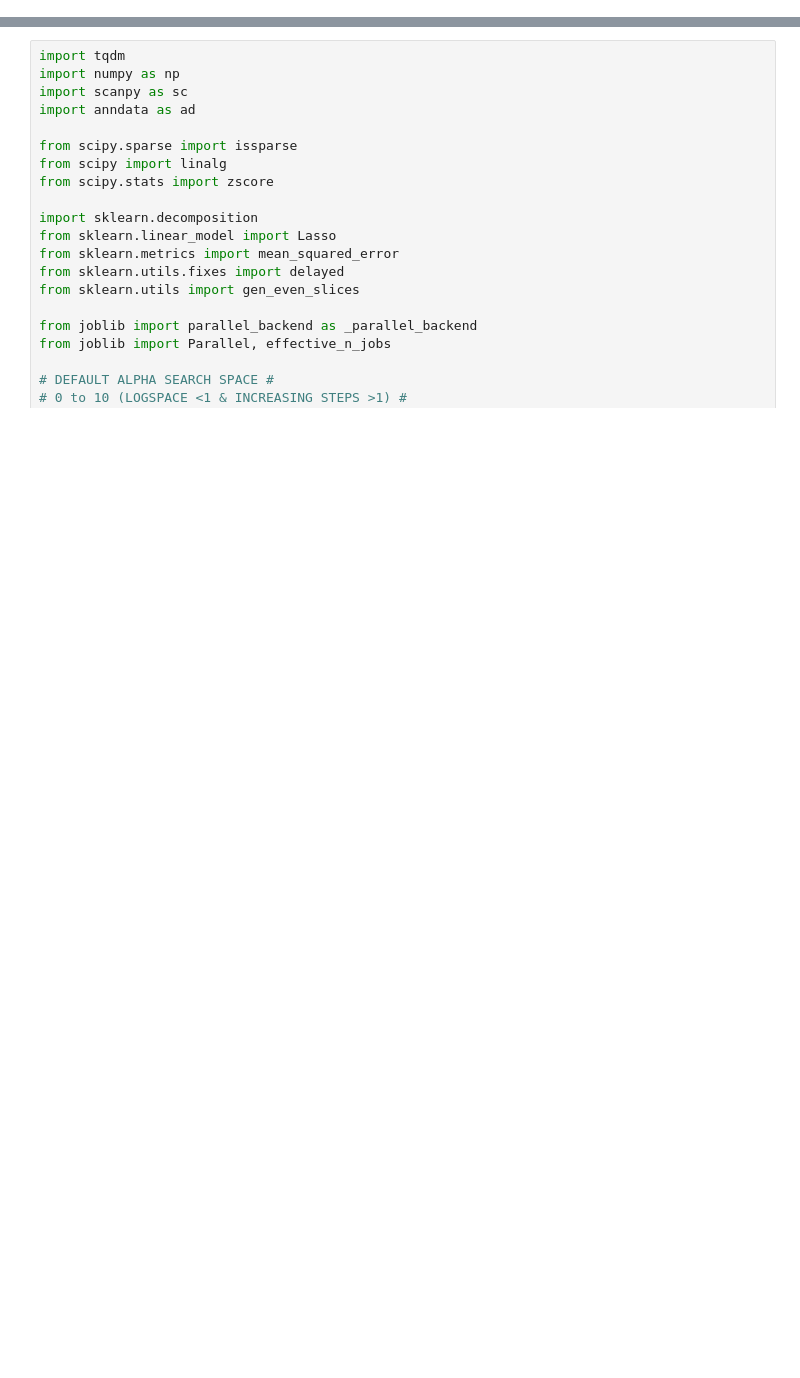
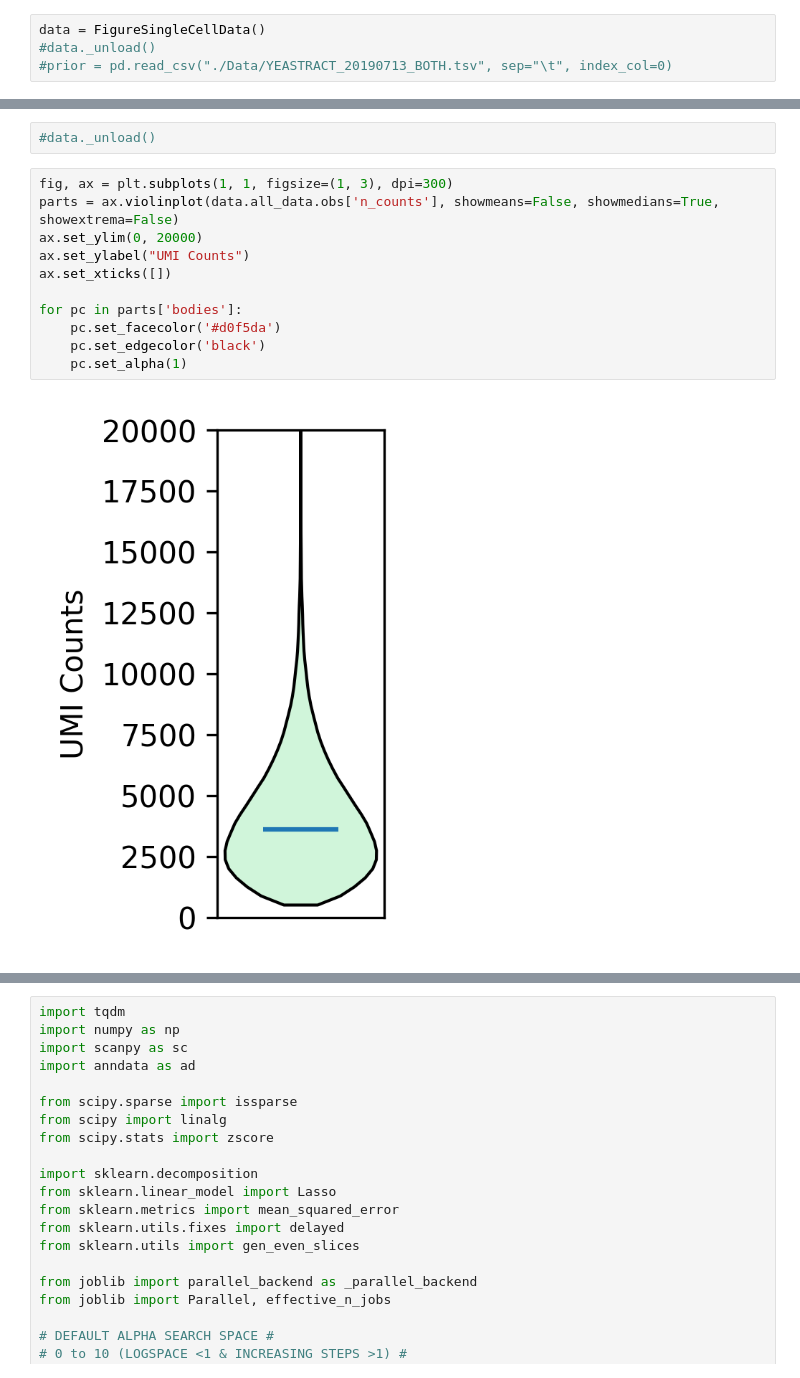
Before and after one commit to GreshamLab/jtb_2023_code, a Jupyter notebook: Scratch.ipynb, the cells around one changed output, grey strips where cells are left out. Drawn from its saved outputs; the diff is of its cells as text; blank space fills up the shorter version.

```diff
--- a/Scratch.ipynb
+++ b/Scratch.ipynb
@@ -7,0 +26,4 @@ from scipy.stats import linregress
+# %%
+data = FigureSingleCellData()
+#data._unload()
+#prior = pd.read_csv("./Data/YEASTRACT_20190713_BOTH.tsv", sep="\t", index_col=0)
@@ -7,0 +36,15 @@ from scipy.stats import linregress
+# %%
+#data._unload()
+# %%
+fig, ax = plt.subplots(1, 1, figsize=(1, 3), dpi=300)
+parts = ax.violinplot(data.all_data.obs['n_counts'], showmeans=False, showmedians=True, showextrema=False)
+ax.set_ylim(0, 20000)
+ax.set_ylabel("UMI Counts")
+ax.set_xticks([])
+
+for pc in parts['bodies']:
+    pc.set_facecolor('#d0f5da')
+    pc.set_edgecolor('black')
+    pc.set_alpha(1)
+# %% [output]
+[figure, added]
```
Also changed, not shown: parts of 27 cells of this notebook, 28 other files.
